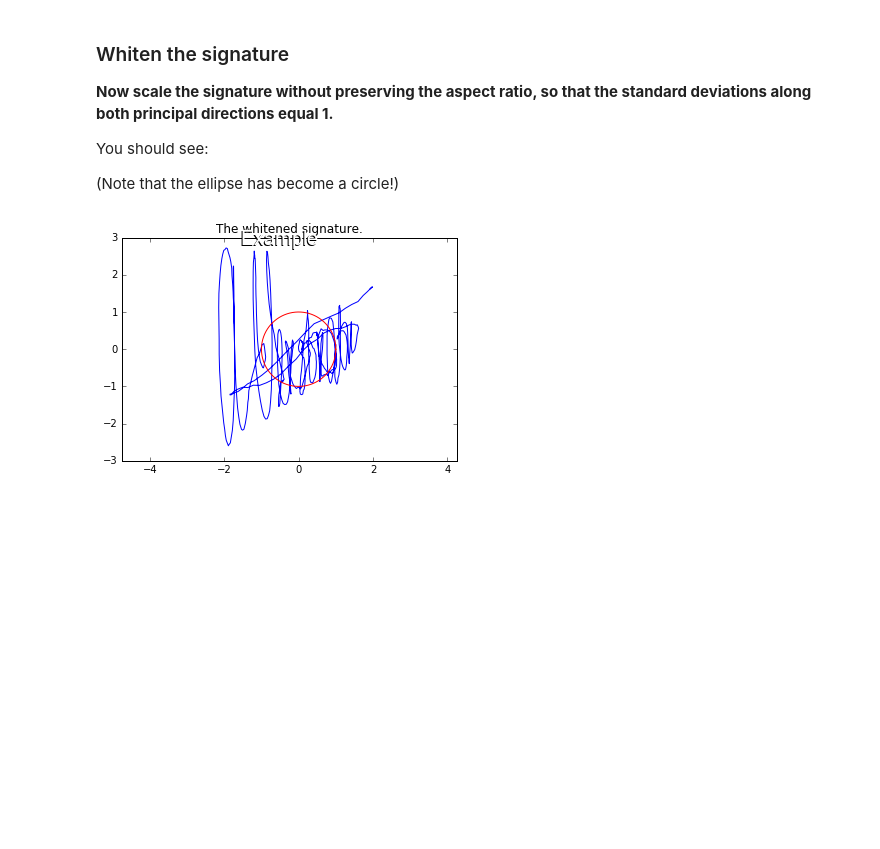
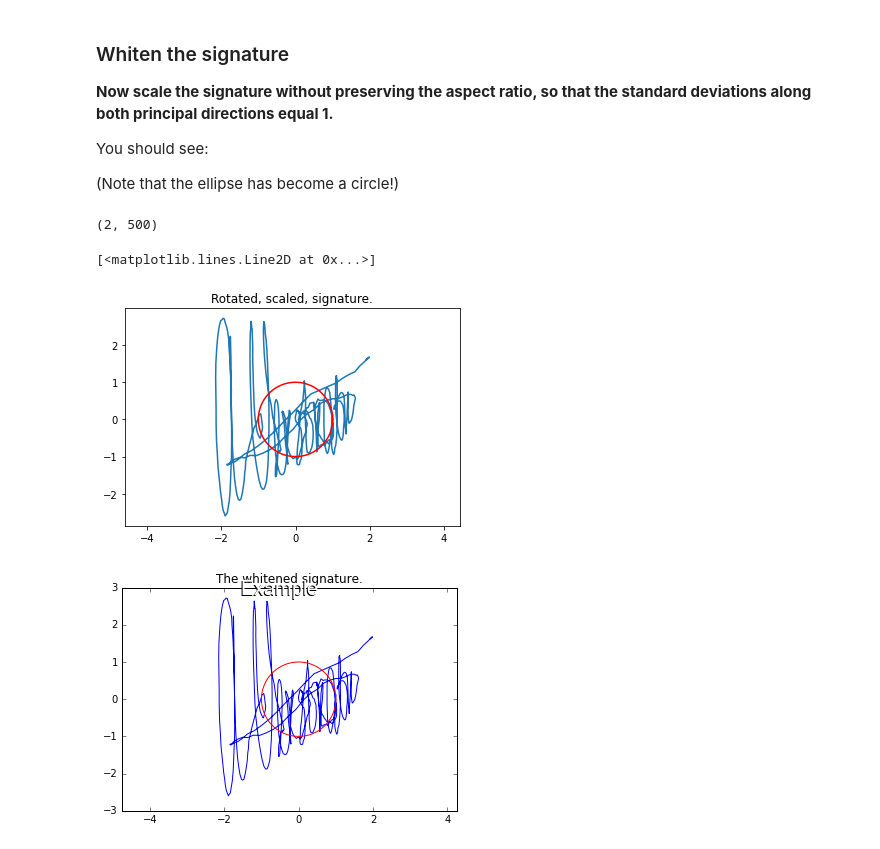
Before and after one commit to 21617066/CS414-Ass1, a Jupyter notebook: src/assign1.ipynb, the cells around one changed output. Cells and saved outputs as stored; diff of their text form; code cells hidden in the pictures; blank space fills up the shorter version.

```diff
--- a/src/assign1.ipynb
+++ b/src/assign1.ipynb
@@ -372,3 +400,18 @@ You should see:
+# %%
+# Insert code to produce the image below
+ell_rot_white = np.array([ell_rot[0,:]/sd[0], ell_rot[1,:]/sd[1]])
+sign_rot_white = np.array([sign_rot[0,:]/sd[0], sign_rot[1,:]/sd[1]])
+print(ell_rot_white.shape)
+#sign_rot_white = sign_rot @ white_matx
+
+plt.axis('equal')
+plt.title('Rotated, scaled, signature.')
+plt.plot(sign_rot_white[0,:],sign_rot_white[1,:])
+plt.plot(ell_rot_white[0,:],ell_rot_white[1,:], 'r')
+# %% [output]
+(2, 500)
+[<matplotlib.lines.Line2D at 0x...>]
+[figure, added]
 # %%
 display(Image(filename='../resources/images/sign_white.png'))
 # %% [output]
```
Also changed, not shown: parts of 17 cells of this notebook.
